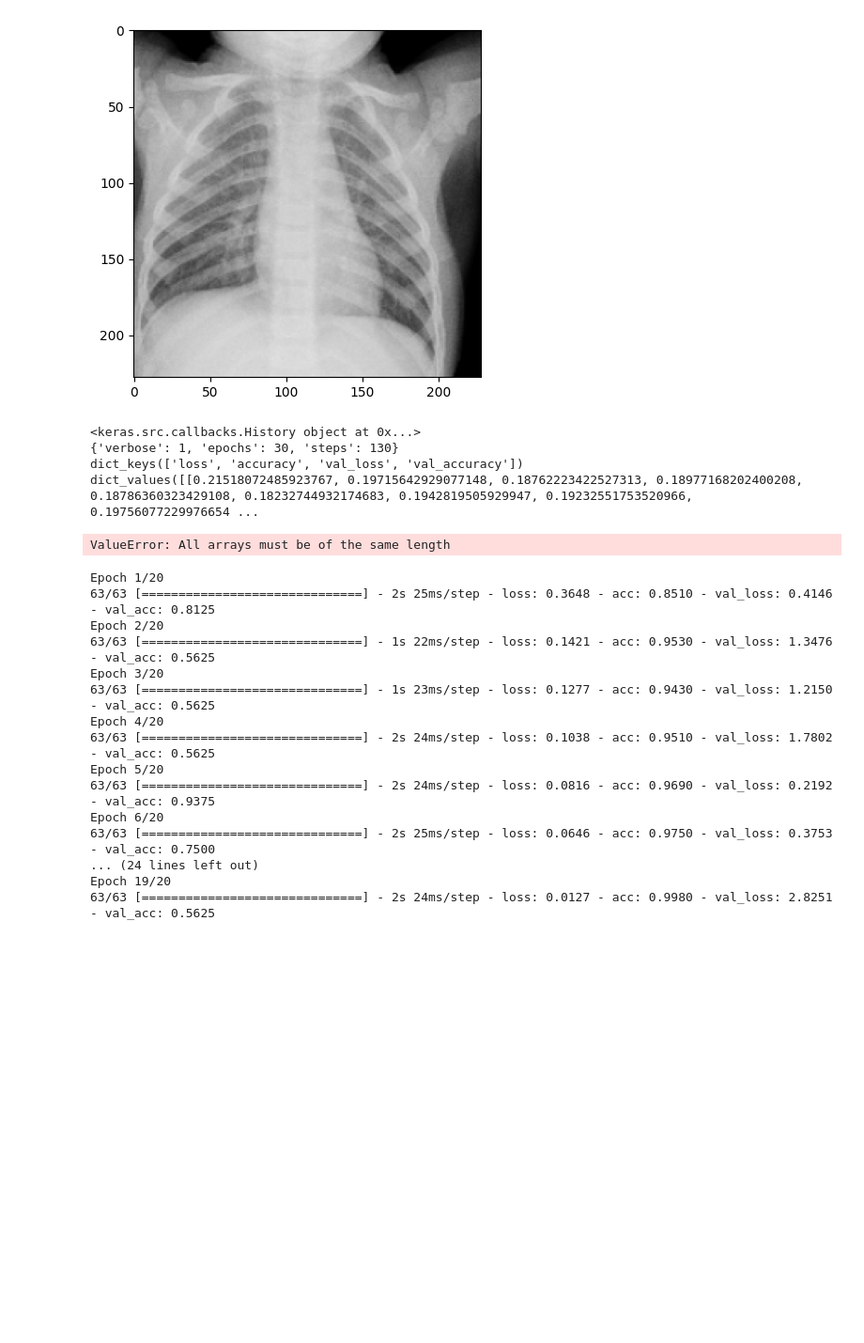
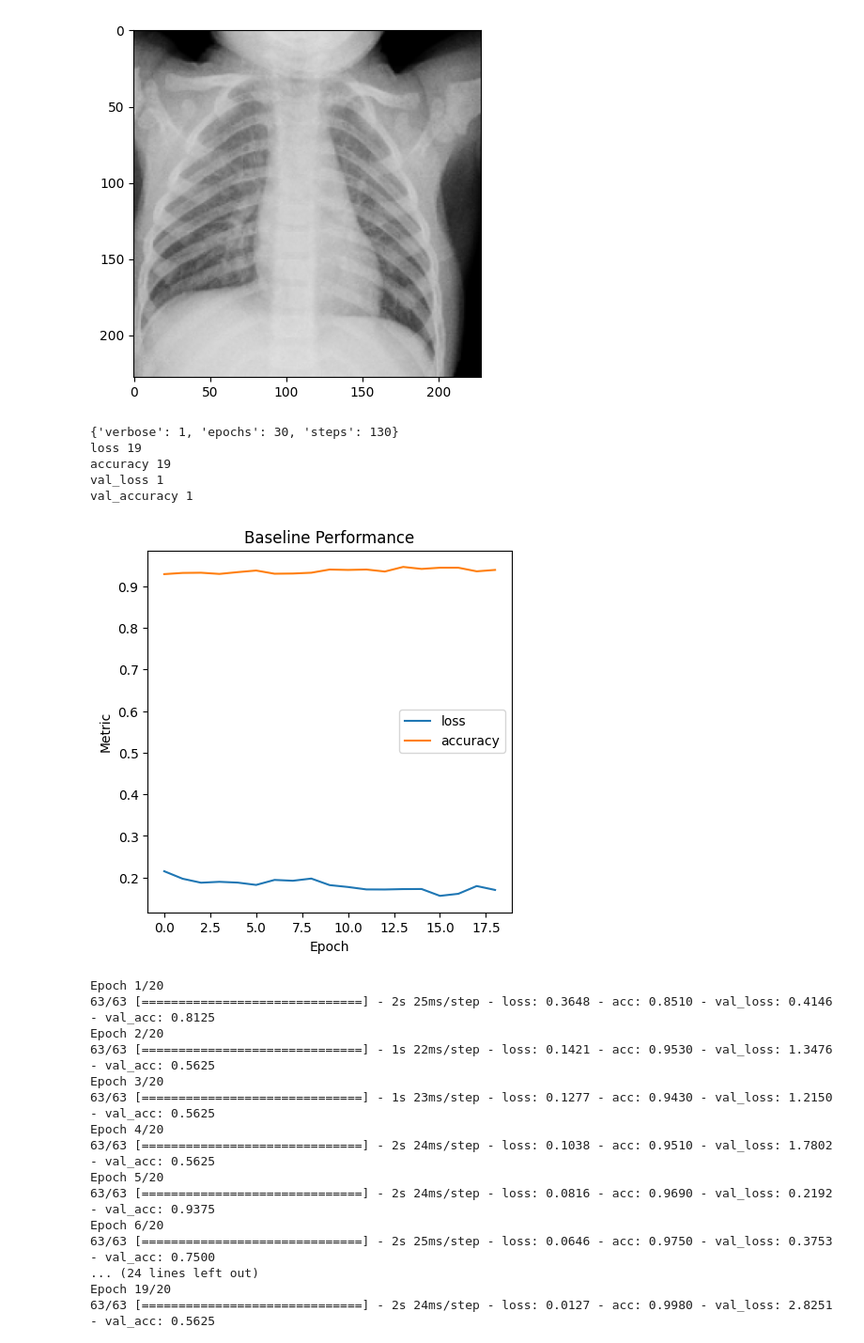
Before and after one commit to beekhof/ml, a Jupyter notebook: ImageClassify.ipynb, the cells around one changed output. Shown at 94% size. Cells and saved outputs as stored; diff of their text form; code cells hidden in the pictures; blank space fills up the shorter version.

```diff
--- a/ImageClassify.ipynb
+++ b/ImageClassify.ipynb
@@ -370,23 +370,26 @@ not_tree
 # %%
 import pandas
 
-print(history)
 print(history.params)
-print(history.history.keys())
-print(history.history.values())
 
 # Plot model training performance
-pandas.DataFrame(history.history.values()).plot(figsize=(5, 5))
+#for k in  history.history.keys():
+#    print(k, len(history.history[k]))
+
+df = pandas.DataFrame(data=history.history, columns=['loss', 'accuracy'])
+df.plot(figsize=(5, 5))
+
 matplotlib.pyplot.title('Baseline Performance')
 matplotlib.pyplot.xlabel('Epoch')
 matplotlib.pyplot.ylabel('Metric')
 matplotlib.pyplot.show()
 # %% [output]
-<keras.src.callbacks.History object at 0x...>
 {'verbose': 1, 'epochs': 30, 'steps': 130}
-dict_keys(['loss', 'accuracy', 'val_loss', 'val_accuracy'])
-dict_values([[0.21518072485923767, 0.19715642929077148, 0.18762223422527313, 0.18977168202400208, 0.18786360323429108, 0.18232744932174683, 0.1942819505929947, 0.19232551753520966, 0.19756077229976654 ...
+loss 19
+accuracy 19
+val_loss 1
+val_accuracy 1
-ValueError: All arrays must be of the same length
+[figure, added]
 # %%
 # Build classifier on top of  VGG19
 model = tf.keras.models.Sequential()
```
